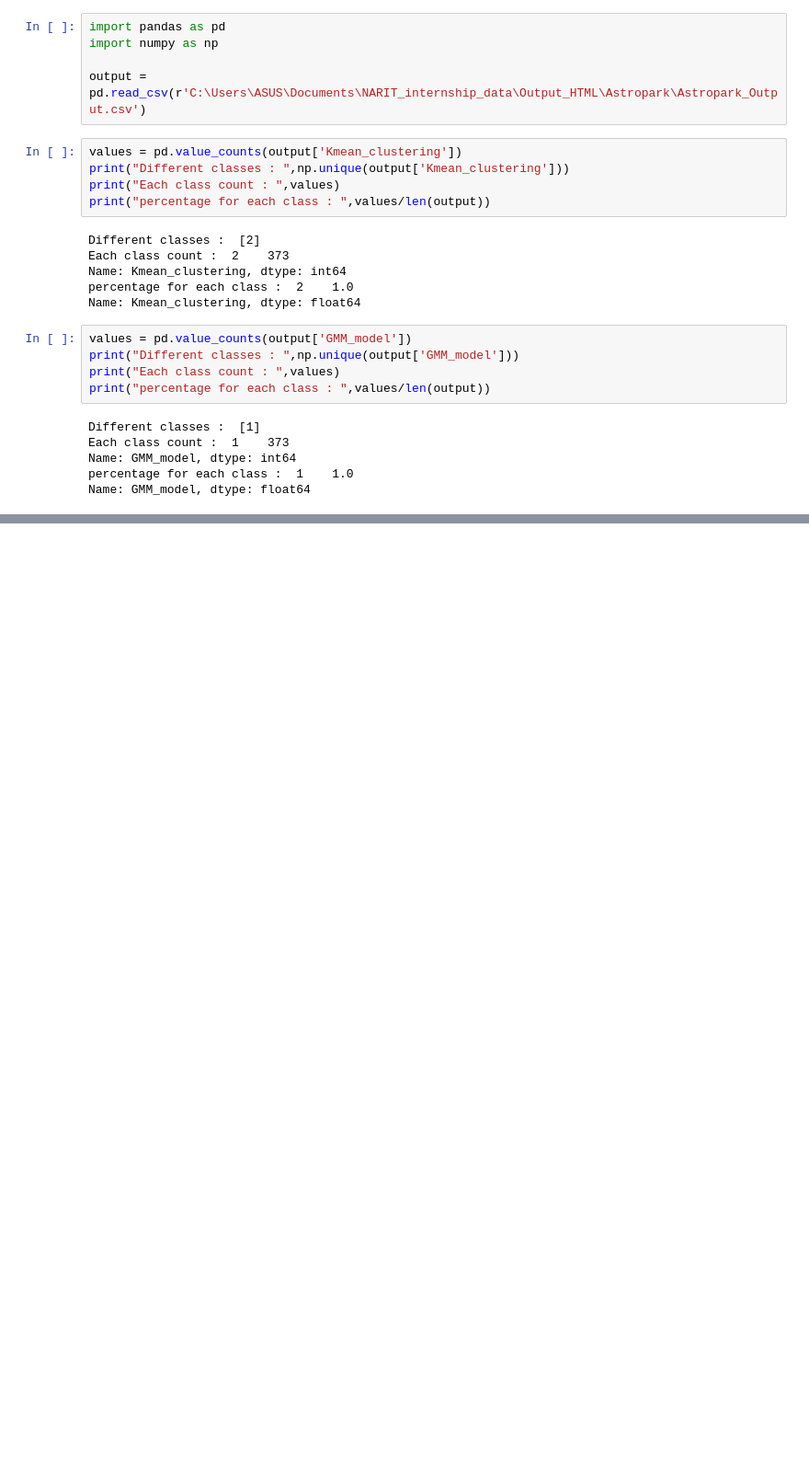
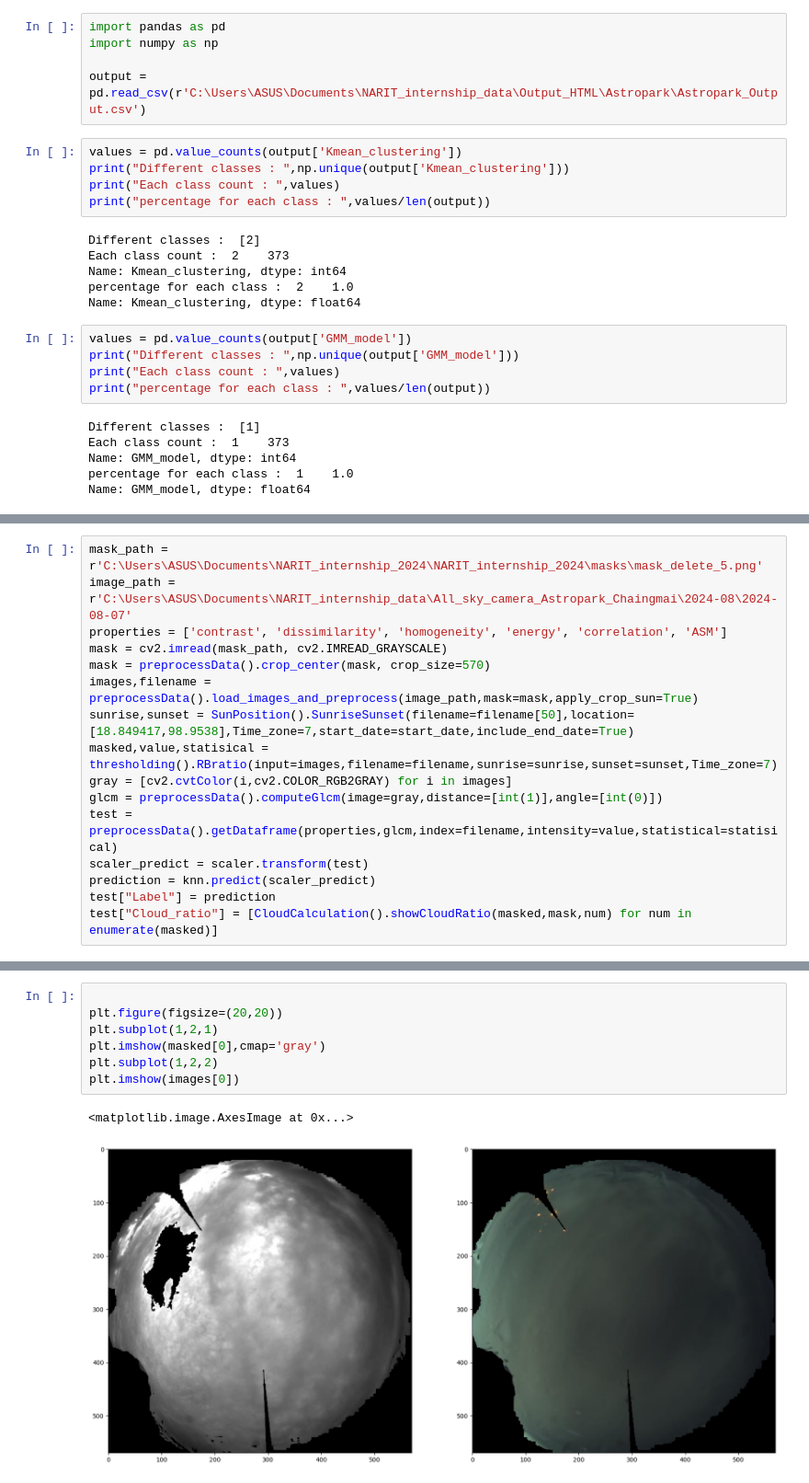
Before and after one commit to PrachayaKMITL/NARIT_internship_2024, a Jupyter notebook: Test_kernel/test.ipynb, the cells around one changed output, grey strips where cells are left out. Shown at 92% size. Drawn from its saved outputs; the diff is of its cells as text; blank space fills up the shorter version.

```diff
--- a/Test_kernel/test.ipynb
+++ b/Test_kernel/test.ipynb
@@ -186,0 +220,16 @@ plt.show()
+# %%
+mask_path = r'C:\Users\ASUS\Documents\NARIT_internship_2024\NARIT_internship_2024\masks\mask_delete_5.png'
+image_path = r'C:\Users\ASUS\Documents\NARIT_internship_data\All_sky_camera_Astropark_Chaingmai\2024-08\2024-08-07'
+properties = ['contrast', 'dissimilarity', 'homogeneity', 'energy', 'correlation', 'ASM']
+mask = cv2.imread(mask_path, cv2.IMREAD_GRAYSCALE)
+mask = preprocessData().crop_center(mask, crop_size=570)
+images,filename = preprocessData().load_images_and_preprocess(image_path,mask=mask,apply_crop_sun=True)
+sunrise,sunset = SunPosition().SunriseSunset(filename=filename[50],location=[18.849417,98.9538],Time_zone=7,start_date=start_date,include_end_date=True)
+masked,value,statisical = thresholding().RBratio(input=images,filename=filename,sunrise=sunrise,sunset=sunset,Time_zone=7)
+gray = [cv2.cvtColor(i,cv2.COLOR_RGB2GRAY) for i in images]
+glcm = preprocessData().computeGlcm(image=gray,distance=[int(1)],angle=[int(0)])
+test = preprocessData().getDataframe(properties,glcm,index=filename,intensity=value,statistical=statisical)
+scaler_predict = scaler.transform(test)
+prediction = knn.predict(scaler_predict)
+test["Label"] = prediction
+test["Cloud_ratio"] = [CloudCalculation().showCloudRatio(masked,mask,num) for num in enumerate(masked)]
@@ -186,0 +255,10 @@ plt.show()
+# %%
+
+plt.figure(figsize=(20,20))
+plt.subplot(1,2,1)
+plt.imshow(masked[0],cmap='gray')
+plt.subplot(1,2,2)
+plt.imshow(images[0])
+# %% [output]
+<matplotlib.image.AxesImage at 0x...>
+[figure, added]
```
Also changed, not shown: parts of 13 cells of this notebook, 5 other files.
